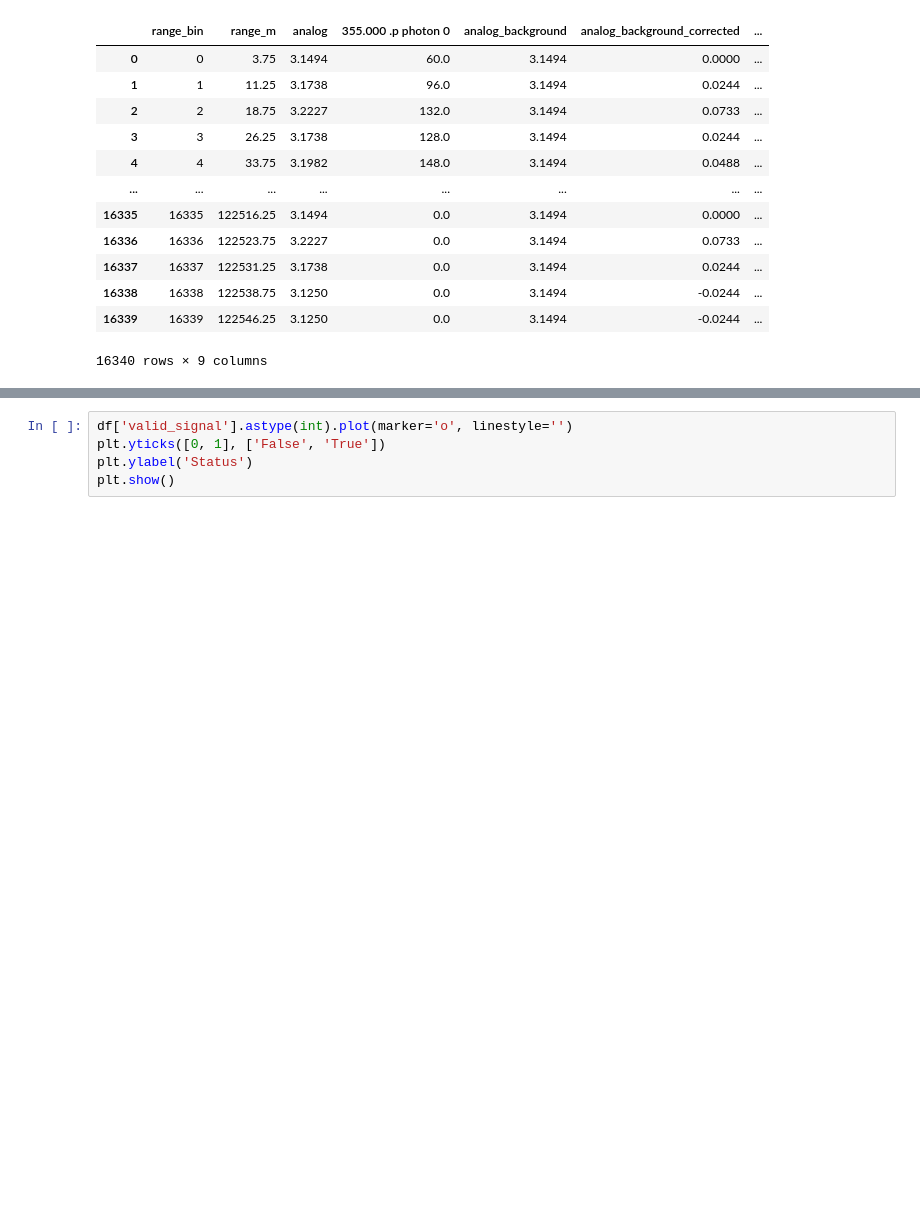
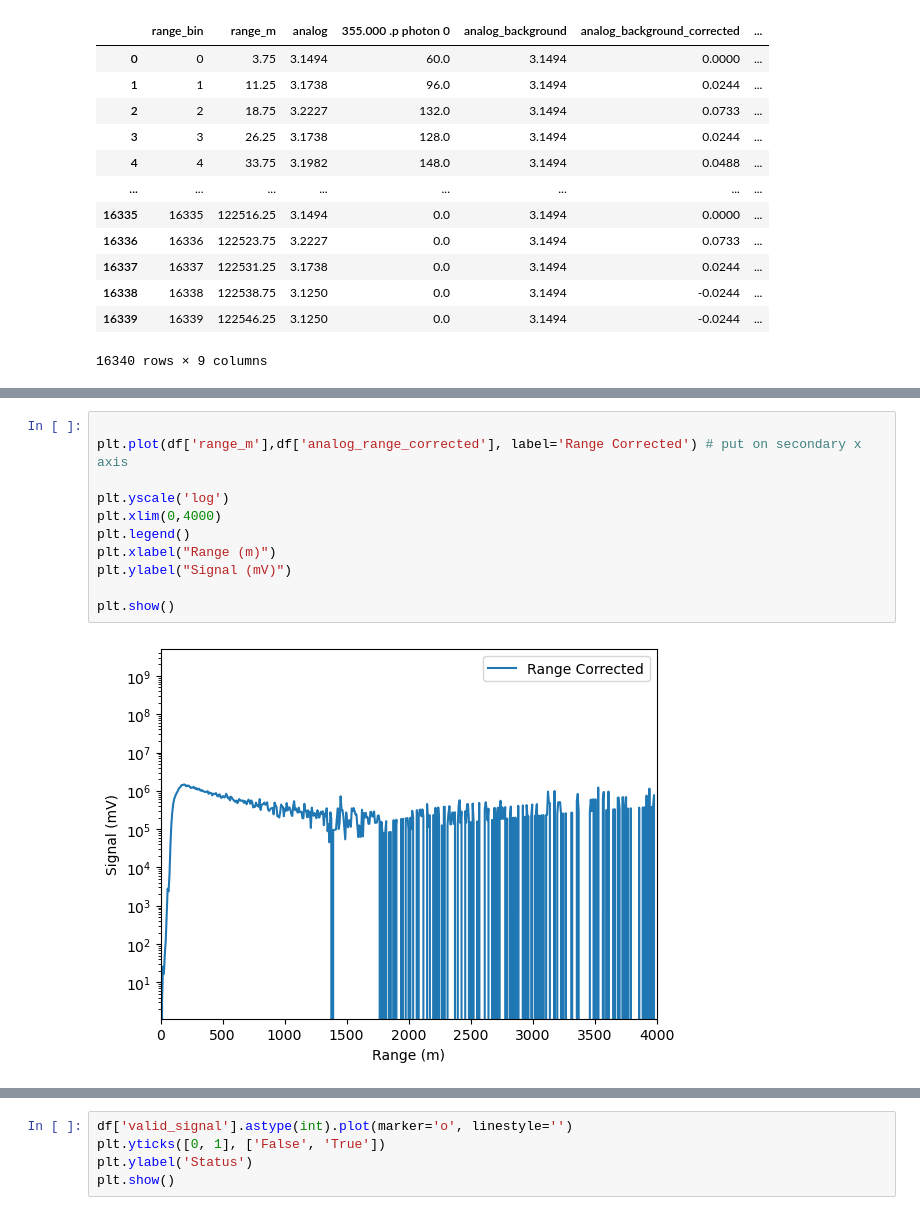
Before and after one commit to marositesUSC/dissertation, a Jupyter notebook: notebooks/lidar_signal_processing/03_process_signals.ipynb, the cells around one changed output, grey strips where cells are left out. Saved outputs shown, nothing was run; the diff lists cells and outputs as text; blank space fills up the shorter version.

```diff
--- a/notebooks/lidar_signal_processing/03_process_signals.ipynb
+++ b/notebooks/lidar_signal_processing/03_process_signals.ipynb
@@ -109,0 +126,13 @@ df
+# %%
+
+plt.plot(df['range_m'],df['analog_range_corrected'], label='Range Corrected') # put on secondary x axis
+
+plt.yscale('log')
+plt.xlim(0,4000)
+plt.legend()
+plt.xlabel("Range (m)")
+plt.ylabel("Signal (mV)")
+
+plt.show()
+# %% [output]
+[figure, added]
```
Also changed, not shown: parts of 4 cells of this notebook, 9 other files.
